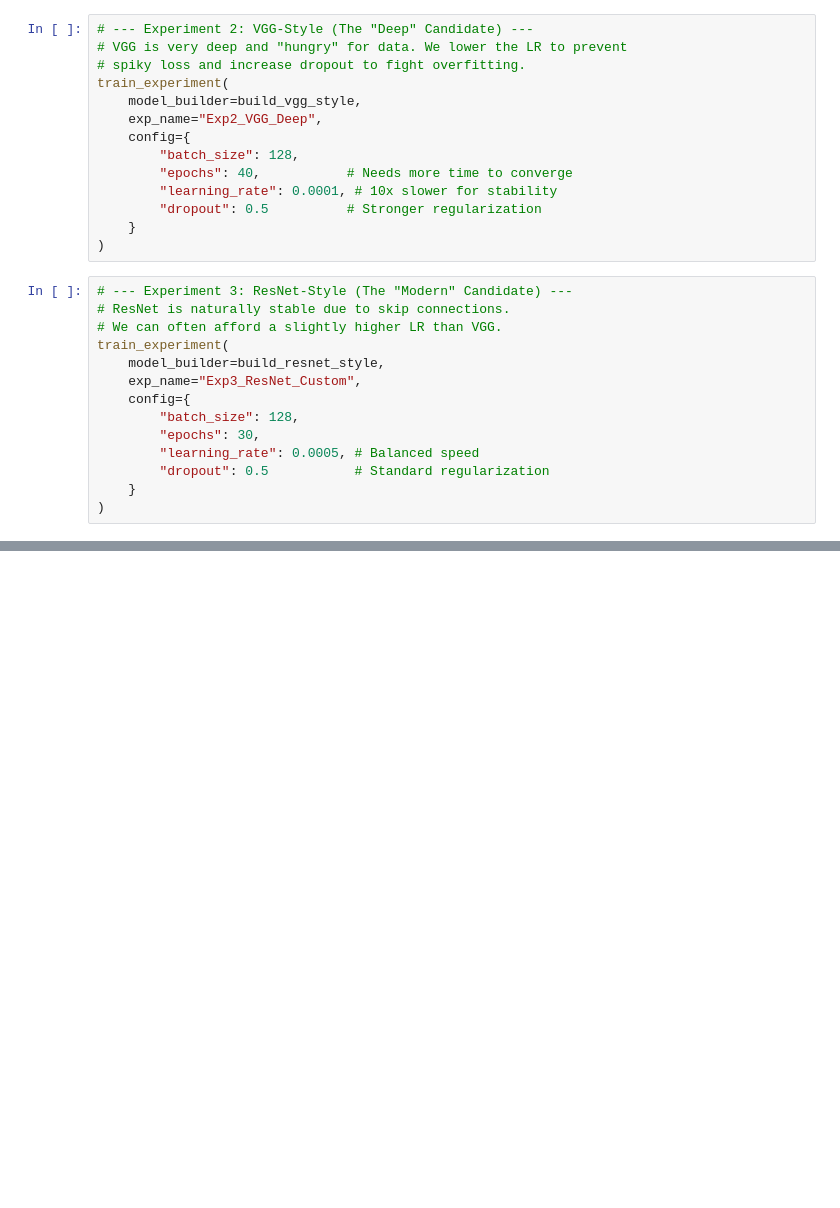
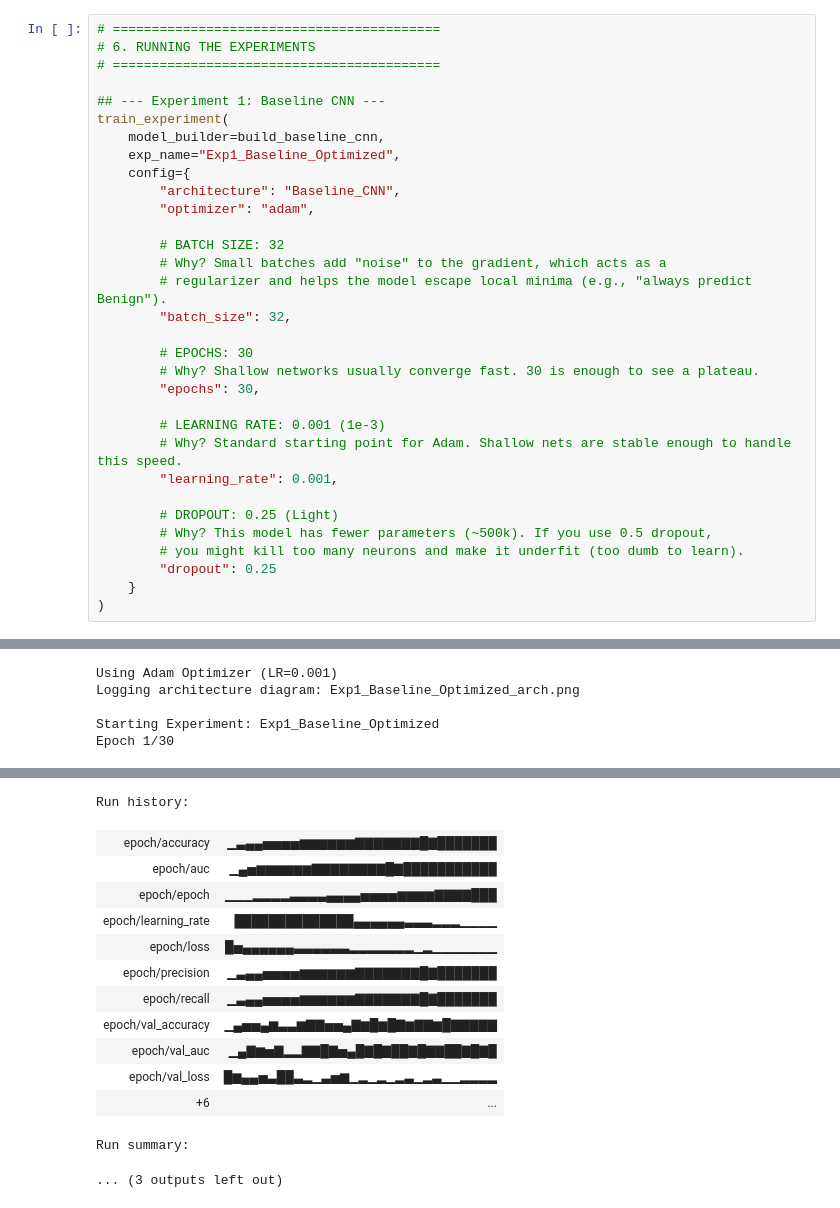
Before and after one commit to gez2code/dermamnist-hybrid-study, a Jupyter notebook: Experiment_Setup_Modular.ipynb, the cells around one changed output, grey strips where cells are left out. Saved outputs shown, nothing was run; the diff lists cells and outputs as text; blank space fills up the shorter version.

```diff
--- a/Experiment_Setup_Modular.ipynb
+++ b/Experiment_Setup_Modular.ipynb
@@ -286,28 +335,33 @@ train_experiment(
-# %%
-# --- Experiment 2: VGG-Style (The "Deep" Candidate) ---
-# VGG is very deep and "hungry" for data. We lower the LR to prevent
-# spiky loss and increase dropout to fight overfitting.
-train_experiment(
-    model_builder=build_vgg_style,
-    exp_name="Exp2_VGG_Deep",
-    config={
-        "batch_size": 128,
-        "epochs": 40,           # Needs more time to converge
-        "learning_rate": 0.0001, # 10x slower for stability
-        "dropout": 0.5          # Stronger regularization
-    }
-)
-# %%
-# --- Experiment 3: ResNet-Style (The "Modern" Candidate) ---
-# ResNet is naturally stable due to skip connections.
-# We can often afford a slightly higher LR than VGG.
-train_experiment(
-    model_builder=build_resnet_style,
-    exp_name="Exp3_ResNet_Custom",
-    config={
-        "batch_size": 128,
-        "epochs": 30,
-        "learning_rate": 0.0005, # Balanced speed
-        "dropout": 0.5           # Standard regularization
-    }
-)
+# %%
+# ==========================================
+# 6. RUNNING THE EXPERIMENTS
+# ==========================================
+
+## --- Experiment 1: Baseline CNN ---
+train_experiment(
+    model_builder=build_baseline_cnn,
+    exp_name="Exp1_Baseline_Optimized",
+    config={
+        "architecture": "Baseline_CNN",
+        "optimizer": "adam",
+
+        # BATCH SIZE: 32
+        # Why? Small batches add "noise" to the gradient, which acts as a
+        # regularizer and helps the model escape local minima (e.g., "always predict Benign").
+        "batch_size": 32,
+
+        # EPOCHS: 30
+        # Why? Shallow networks usually converge fast. 30 is enough to see a plateau.
+        "epochs": 30,
+
+        # LEARNING RATE: 0.001 (1e-3)
+        # Why? Standard starting point for Adam. Shallow nets are stable enough to handle this speed.
+        "learning_rate": 0.001,
+
+        # DROPOUT: 0.25 (Light)
+        # Why? This model has fewer parameters (~500k). If you use 0.5 dropout,
+        # you might kill too many neurons and make it underfit (too dumb to learn).
+        "dropout": 0.25
+    }
+)
+# %% [output]
@@ -313,0 +374,5 @@ train_experiment(
+Using Adam Optimizer (LR=0.001)
+Logging architecture diagram: Exp1_Baseline_Optimized_arch.png
+
+Starting Experiment: Exp1_Baseline_Optimized
+Epoch 1/30
@@ -313,0 +397,14 @@ train_experiment(
+Run history:
+| epoch/accuracy | ▁▃▄▄▅▅▅▅▆▆▆▆▆▆▇▇▇▇▇▇▇█▇███████ |
+| epoch/auc | ▁▄▅▆▆▆▆▆▆▇▇▇▇▇▇▇▇█▇███████████ |
+| epoch/epoch | ▁▁▁▂▂▂▂▃▃▃▃▄▄▄▄▅▅▅▅▆▆▆▆▇▇▇▇███ |
+| epoch/learning_rate | ██████████████▄▄▄▄▄▄▃▃▃▂▂▂▁▁▁▁ |
+| epoch/loss | █▅▄▄▄▄▄▄▃▃▃▃▃▃▂▂▂▂▂▂▂▁▂▁▁▁▁▁▁▁ |
+| epoch/precision | ▁▃▄▄▅▅▅▅▆▆▆▆▆▆▇▇▇▇▇▇▇█▇███████ |
+| epoch/recall | ▁▃▄▄▅▅▅▅▆▆▆▆▆▆▇▇▇▇▇▇▇█▇███████ |
+| epoch/val_accuracy | ▁▄▅▅▄▆▃▃▆▇▇▅▅▄▇▆█▆█▇▆▇▇▆█▇▇▇▇▇ |
+| epoch/val_auc | ▁▄▇▆▅▇▂▂▇▇█▇▅▄█▇█▇██▇█▇▇██▇█▇█ |
+| epoch/val_loss | █▆▄▄▅▃██▃▂▁▃▅▆▁▂▁▂▁▂▃▁▂▃▁▁▂▂▂▂ |
+| +6 | ... |
+Run summary:
+... (3 outputs left out)
```
Also changed, not shown: parts of 6 cells of this notebook.
